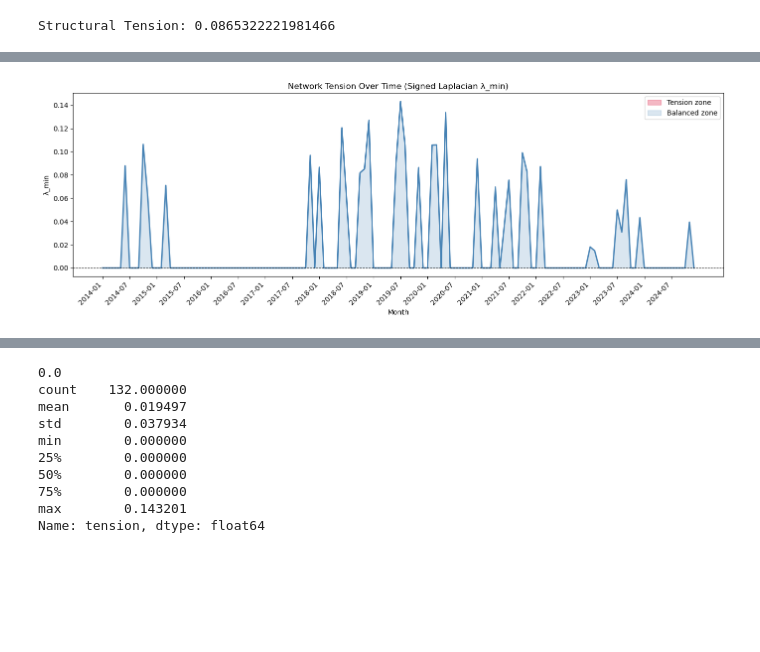
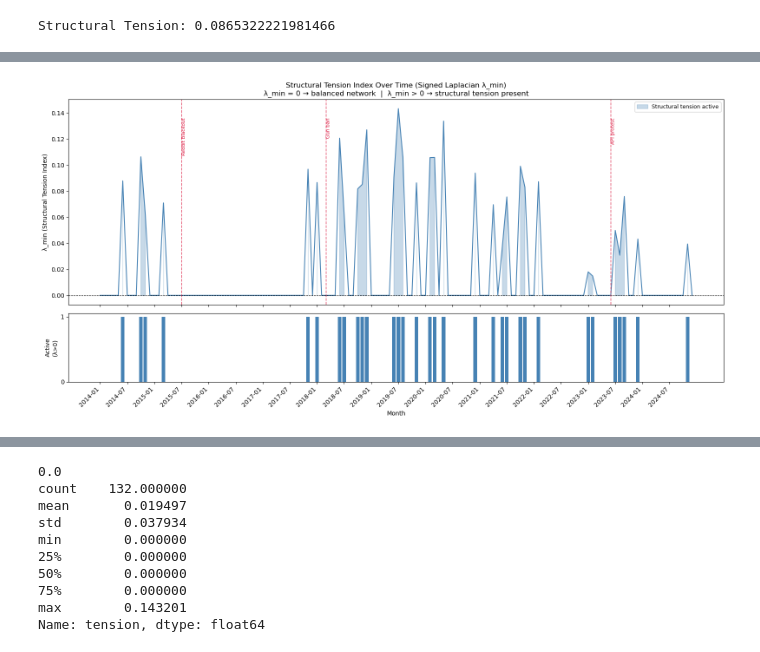
Before and after one commit to ShuvroSankar/Temporal-Network-Project, a Jupyter notebook: pipeline.ipynb, the cells around one changed output, grey strips where cells are left out. Cells and saved outputs as stored; diff of their text form; code cells hidden in the pictures; blank space fills up the shorter version.

```diff
--- a/pipeline.ipynb
+++ b/pipeline.ipynb
@@ -166,29 +260,68 @@ for month, sub_df in tqdm(months, desc="Computing tension", unit="month"):
 # %%
 import matplotlib.pyplot as plt
 import pandas as pd
 
 tension_df = pd.DataFrame(tension_over_time, columns=['month', 'tension'])
 tension_df = tension_df.sort_values('month')
 tension_df['month'] = tension_df['month'].astype(str)  # ← fix: Period → string
 
 x = range(len(tension_df))
 epsilon = 1e-10
 tension_df['tension'] = tension_df['tension'].apply(lambda x: 0 if abs(x) < epsilon else x)
 y = tension_df['tension'].values
 
-fig, ax = plt.subplots(figsize=(14, 5))
-ax.plot(list(x), y, color='steelblue', linewidth=2)
-ax.fill_between(list(x), y, 0, where=(y < 0), color='crimson', alpha=0.3, label='Tension zone')
-ax.fill_between(list(x), y, 0, where=(y >= 0), color='steelblue', alpha=0.2, label='Balanced zone')
-ax.axhline(0, color='black', linewidth=0.8, linestyle='--')
+fig, axes = plt.subplots(2, 1, figsize=(16, 8),
+                          gridspec_kw={'height_ratios': [3, 1]},
+                          sharex=True)
 
-ax.set_xticks(list(x)[::6])  # label every 6 months to avoid crowding
-ax.set_xticklabels(tension_df['month'].iloc[::6], rotation=45, ha='right')
-ax.set_title('Network Tension Over Time (Signed Laplacian λ_min)')
-ax.set_xlabel('Month')
-ax.set_ylabel('λ_min')
-ax.legend()
+# --- Top panel: tension values with event markers ---
+ax1 = axes[0]
+ax1.fill_between(tension_df['month'], tension_df['tension'], 0,
+                 where=(tension_df['tension'] > 0),
+                 color='steelblue', alpha=0.3, label='Structural tension active')
+ax1.plot(tension_df['month'], tension_df['tension'],
+         color='steelblue', linewidth=1.5)
+ax1.axhline(0, color='black', linewidth=0.8, linestyle='--')
+
+# Mark the 3 validated conflict events
+conflict_events = {
+    '2015-07': 'Reddit Blackout',
+    '2018-03': 'Gun ban',
+    '2023-06': 'API protest'
+}
+for month, label in conflict_events.items():
+    if month in tension_df['month'].values:
+        idx = tension_df[tension_df['month'] == month].index[0]
+        ax1.axvline(x=month, color='crimson',
+                    linestyle='--', linewidth=1.2, alpha=0.7)
+        ax1.text(month, tension_df['tension'].max() * 0.95,
+                 label, rotation=90, fontsize=8,
+                 color='crimson', va='top')
+
+ax1.set_ylabel('λ_min (Structural Tension Index)')
+ax1.set_title('Structural Tension Index Over Time (Signed Laplacian λ_min)\n'
+              'λ_min = 0 → balanced network  |  λ_min > 0 → structural tension present')
+ax1.legend(fontsize=9)
+
+# --- Bottom panel: binary activity indicator ---
+ax2 = axes[1]
+is_active = (tension_df['tension'] > 0).astype(int)
+colors = ['steelblue' if v else '#e8e8e8' for v in is_active]
+ax2.bar(tension_df['month'], is_active, color=colors, width=0.8)
+ax2.set_ylabel('Active\n(λ>0)')
+ax2.set_yticks([0, 1])
+ax2.set_xlabel('Month')
+
+# Show every 6th month label
+step = 6
+ticks = tension_df['month'].iloc[::step].tolist()
+ax1.set_xticks(ticks)
+ax1.set_xticklabels(ticks, rotation=45, ha='right')
+ax2.set_xticks(ticks)
+ax2.set_xticklabels(ticks, rotation=45, ha='right')
+
 plt.tight_layout()
+plt.savefig('sti_over_time.png', dpi=300, bbox_inches='tight')
 plt.show()
 # %% [output]
-[figure, old version]
+[figure, new version]
```
Also changed, not shown: parts of 19 cells of this notebook, 31 other files.
